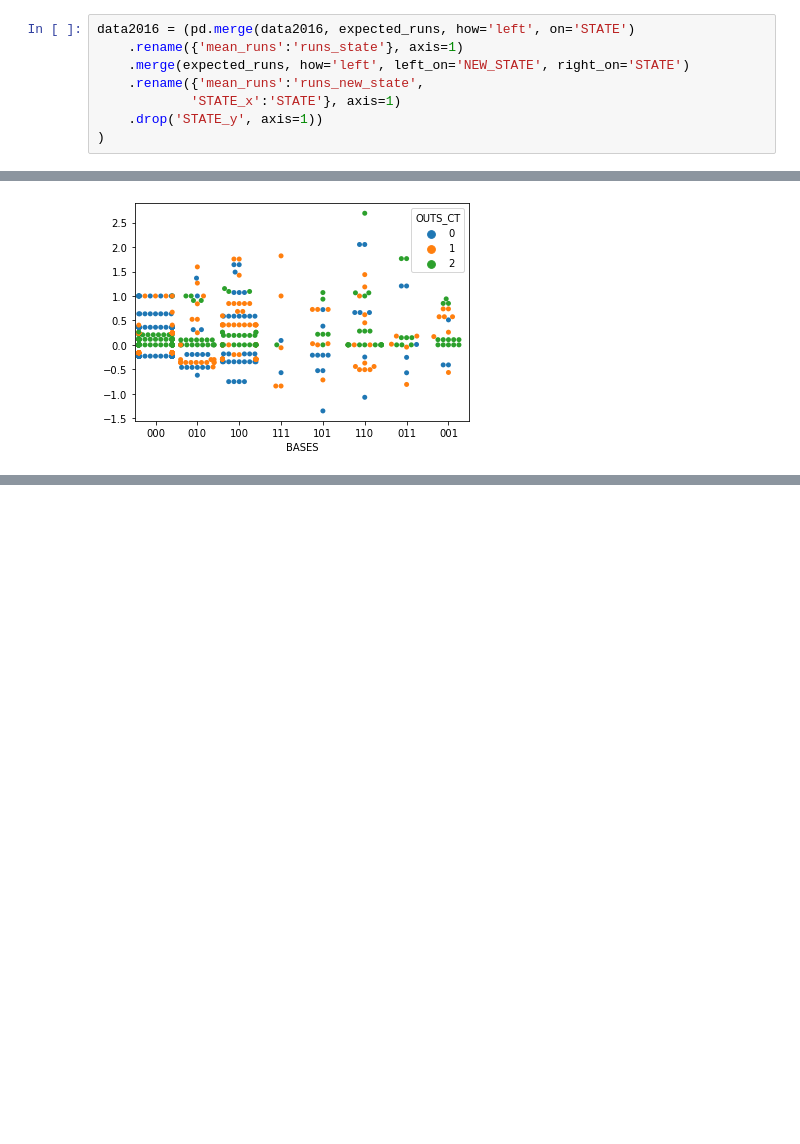
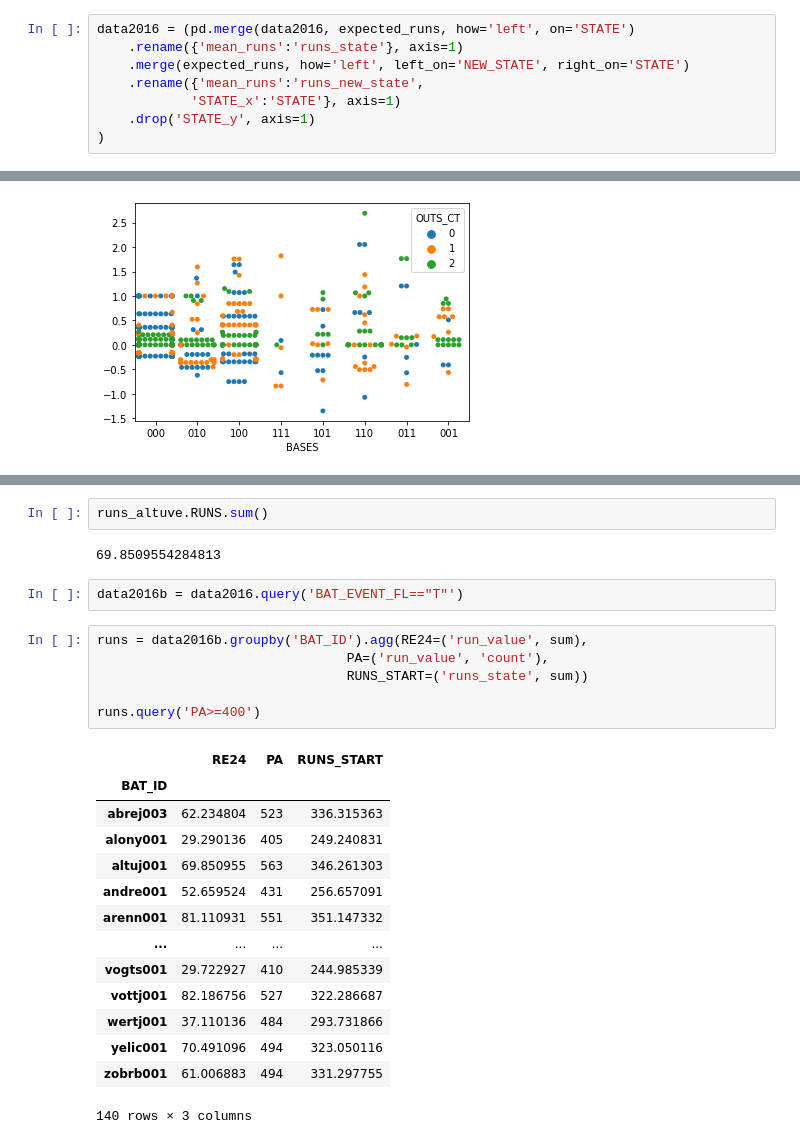
Before and after one commit to fonnesbeck/baseball, a Jupyter notebook: notebooks/Run Expectancy.ipynb, the cells around one changed output, grey strips where cells are left out. Drawn from its saved outputs; the diff is of its cells as text; blank space fills up the shorter version.

```diff
--- a/notebooks/Run Expectancy.ipynb
+++ b/notebooks/Run Expectancy.ipynb
@@ -111,7 +130,7 @@ data2016 = (pd.merge(data2016, expected_runs, how='left', on='STATE')
     .merge(expected_runs, how='left', left_on='NEW_STATE', right_on='STATE')
     .rename({'mean_runs':'runs_new_state',
             'STATE_x':'STATE'}, axis=1)
-    .drop('STATE_y', axis=1))
+    .drop('STATE_y', axis=1)
 )
 # %%
 data2016['run_value'] = data2016.runs_new_state - data2016.runs_state + data2016.RUNS_SCORED
@@ -151,0 +185,27 @@ ax.set(ylabel="")
+# %%
+runs_altuve.RUNS.sum()
+# %% [output]
+69.8509554284813
+# %%
+data2016b = data2016.query('BAT_EVENT_FL=="T"')
+# %%
+runs = data2016b.groupby('BAT_ID').agg(RE24=('run_value', sum),
+                                PA=('run_value', 'count'),
+                                RUNS_START=('runs_state', sum))
+
+runs.query('PA>=400')
+# %% [output]
+|  | RE24 | PA | RUNS_START |
+| BAT_ID |  |  |  |
+| abrej003 | 62.234804 | 523 | 336.315363 |
+| alony001 | 29.290136 | 405 | 249.240831 |
+| altuj001 | 69.850955 | 563 | 346.261303 |
+| andre001 | 52.659524 | 431 | 256.657091 |
+| arenn001 | 81.110931 | 551 | 351.147332 |
+| ... | ... | ... | ... |
+| vogts001 | 29.722927 | 410 | 244.985339 |
+| vottj001 | 82.186756 | 527 | 322.286687 |
+| wertj001 | 37.110136 | 484 | 293.731866 |
+| yelic001 | 70.491096 | 494 | 323.050116 |
+| zobrb001 | 61.006883 | 494 | 331.297755 |
+140 rows × 3 columns
```
Also changed, not shown: parts of 6 cells of this notebook.
